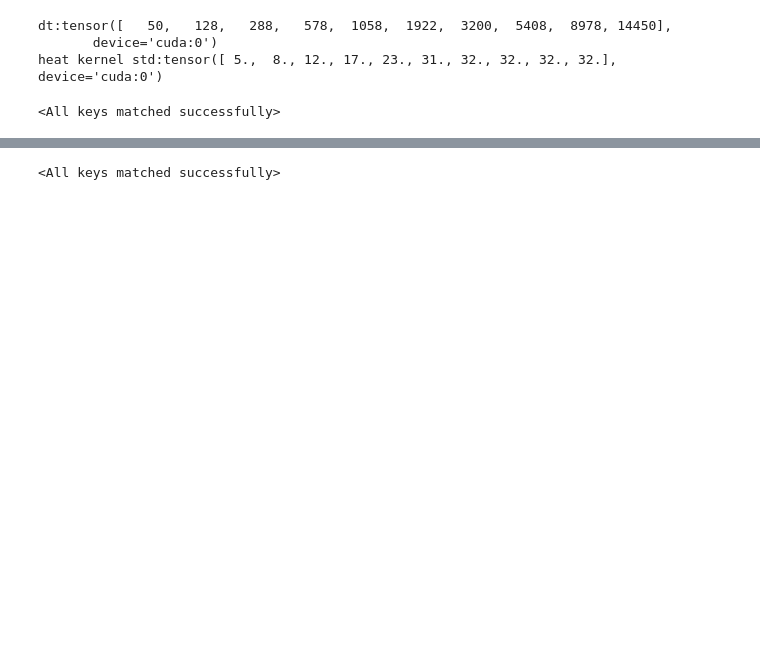
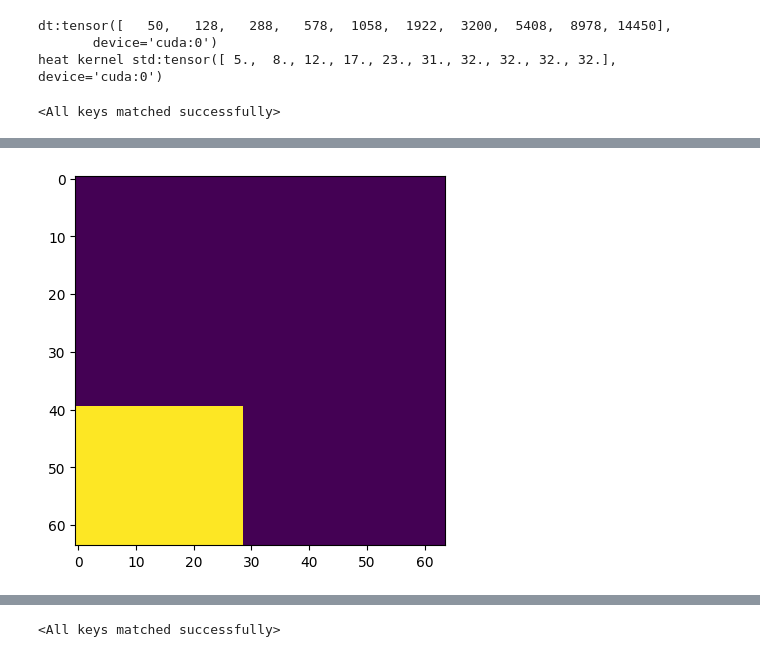
Before and after one commit to pranaboy72/denoisingheat, a Jupyter notebook: inference.ipynb, the cells around one changed output, grey strips where cells are left out. Drawn from its saved outputs; the diff is of its cells as text; code cells hidden in the pictures; blank space fills up the shorter version.

```diff
--- a/inference.ipynb
+++ b/inference.ipynb
@@ -129,3 +129,9 @@ plt.show()
+# %%
+obstacle_added2 = convert_to_obstacle_masks(1, background2[0].size, img_size, [[0,150,120,260]])
+plt.imshow(obstacle_added2[0].cpu().numpy())
+plt.show()
+# %% [output]
+[figure, added]
 # %%
 # Evaluation - Single goal
 
```
Also changed, not shown: parts of 7 cells of this notebook, 9 other files.
